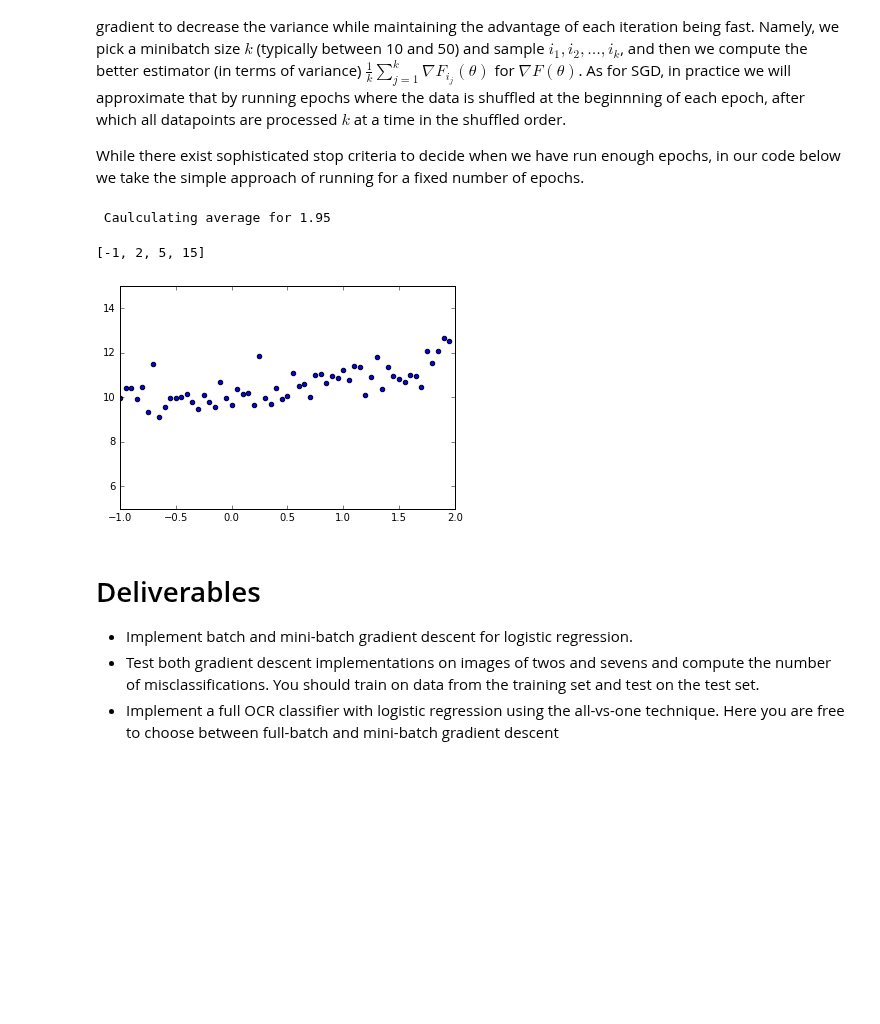
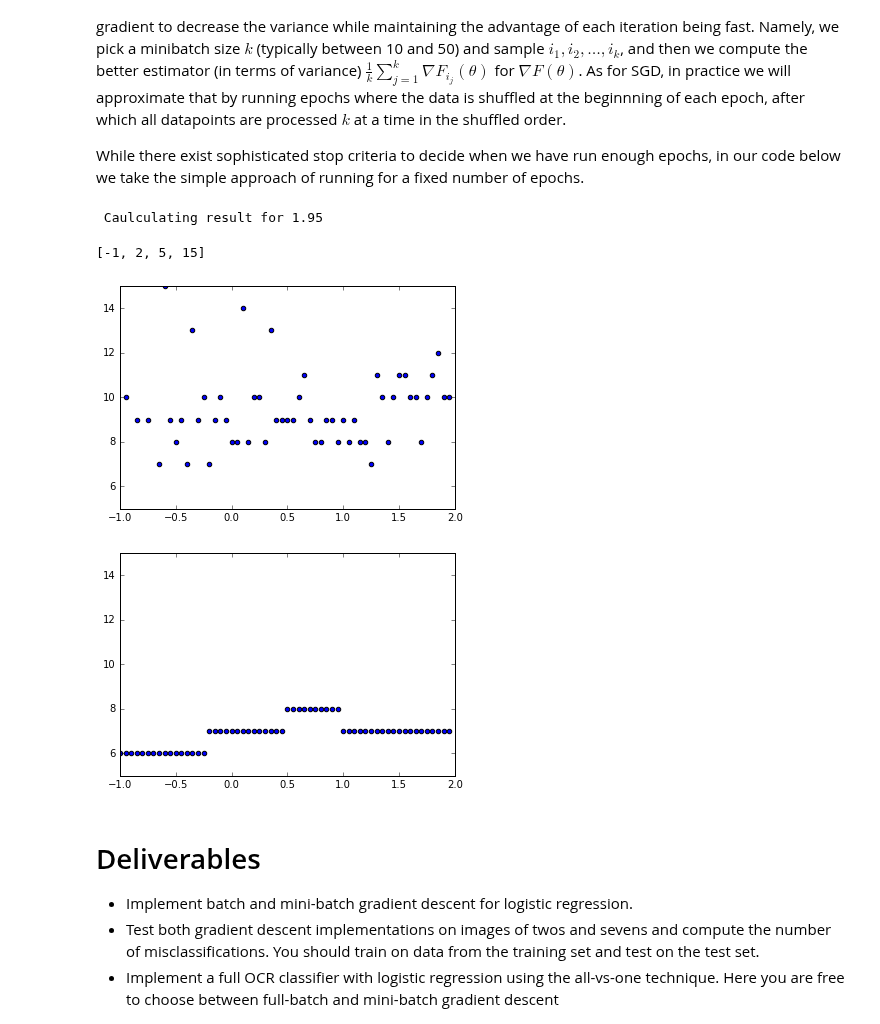
Before and after one commit to Malakith/dMachineLearning, a Jupyter notebook: Handin_1_Machine_Learning_2016.ipynb, the cells around one changed output. Drawn from its saved outputs; the diff is of its cells as text; code cells hidden in the pictures; blank space fills up the shorter version.

```diff
--- a/Handin_1_Machine_Learning_2016.ipynb
+++ b/Handin_1_Machine_Learning_2016.ipynb
@@ -314,7 +314,7 @@ def batch_grad_descent(X, y, w=None, reg=0, stepsize=0.1, maxiter=2**12,):
             bestw = w
     return bestw, bestcost
 
-def mini_batch_grad_descent(X, y, w=None, reg=0, batchsize=100, epochs=2*12, stepsize=0.01):
+def mini_batch_grad_descent(X, y, w=None, reg=0, batchsize=100, epochs=1000, stepsize=0.001):
     """
     Run Mini-Batch Gradient Descent on data X,y to minimize the NLL for logistic regression on data X,y
     The input defines mini-batch size and the number of passess through the data set (epochs)
@@ -355,7 +355,7 @@ def mini_batch_grad_descent(X, y, w=None, reg=0, batchsize=100, epochs=2*12, ste
         #print('          NLL: ', cost, 'after ', epoch+1, ' epochs.')
     return bestw, bestcost
 
-def twosAndSevens(reg=0):
+def twosAndSevens(func, reg=0):
     #print('You rang sir/miss')
     digits, labels = load_train_data()
     idx1 = (labels == 2)
@@ -382,7 +382,7 @@ def twosAndSevens(reg=0):
 
     ## Try the mini_batch_grad_descent
     #print('mini_batch_grad_descent')
-    w, cost = mini_batch_grad_descent(img27, lab27, reg=reg)
+    w, cost = func(img27, lab27, reg=reg)
     #print('    Final NLL: ', cost)
 
 
@@ -420,29 +420,40 @@ def testW(w):
     wrongClass = img27[result]
     return wrongClass
 
-def averageResult(reg):
+def result(func, reg):
+    print("\r Caulculating result for " + str(reg), end="")
+    return func(batch_grad_descent, reg).shape[0]
+
+def averageResult(func, reg):
     print("\r Caulculating average for " + str(reg), end="")
     result = 0.0
-    for i in range(20):
-        result += twosAndSevens(reg).shape[0]
-    return result/20.0
+    for i in range(1):
+        result += func(mini_batch_grad_descent, reg).shape[0]
+    return result/1.0
 
 if __name__ == '__main__':
     print()
 # %%
 %matplotlib inline
 # Here we wish to plot the result, using different lambda values.
 
 l = np.arange(-1.0, 2.0, 0.05, dtype=float)
 
 
-data = np.asmatrix([[x, averageResult(x)] for x in l])
+data = np.asmatrix([[x, averageResult(twosAndSevens, x)] for x in l])
 plt.scatter(data[:,0],data[:,1])
 plt.axis([-1, 2, 5, 15])
+
+plt.figure()
+
+data = np.asmatrix([[x, result(twosAndSevens, x)] for x in l])
+plt.scatter(data[:,0],data[:,1])
+plt.axis([-1, 2, 5, 15])
 # %% [output]
- Caulculating average for 1.95
+ Caulculating result for 1.95
 [-1, 2, 5, 15]
-[figure, old version]
+[figure, new version]
+[figure, added]
 # %% [markdown]
 # Deliverables
 * Implement batch and mini-batch gradient descent for logistic regression.
```
